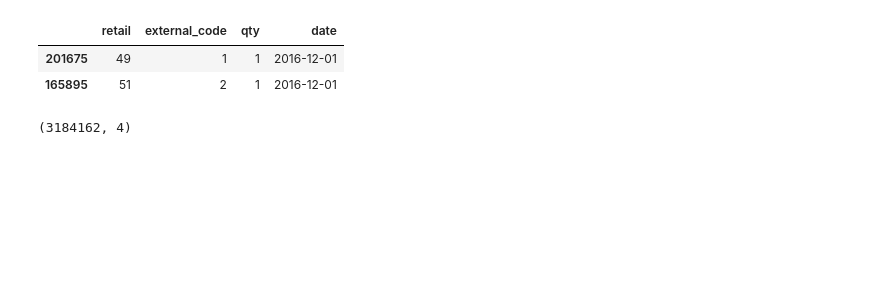
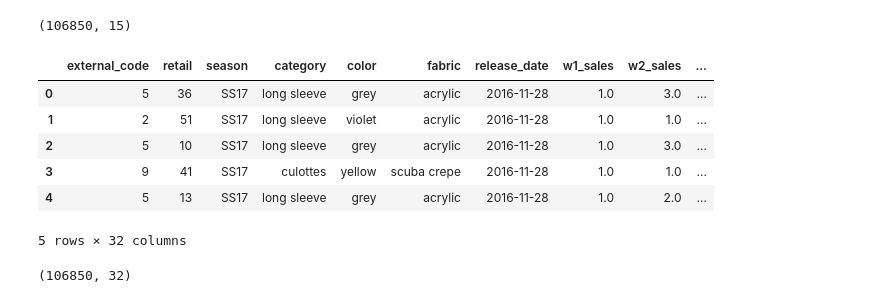
Before and after one commit to sameera999/dissertation-, a Jupyter notebook: notebooks/main.ipynb, the cells around one changed output. Drawn from its saved outputs; the diff is of its cells as text; code cells hidden in the pictures; blank space fills up the shorter version.

```diff
--- a/notebooks/main.ipynb
+++ b/notebooks/main.ipynb
@@ -22,2 +32,7 @@ df.head(5)
 # %%
-df['date'] = pd.to_datetime(df['data']).dt.date
+discount_data = pd.read_csv("../../dataset/price_discount_series.csv")
+discount_column_names = {'0':'w1_discount','1':'w2_discount','2':'w3_discount','3':'w4_discount'
+                    ,'4':'w5_discount','5':'w6_discount','6':'w7_discount','7':'w8_discount'
+                    ,'8':'w9_discount','9':'w10_discount','10':'w11_discount','11':'w12_discount'}
+discount_data.rename(columns=discount_column_names, inplace=True)
+discount_data.head(5)
@@ -26,10 +46,19 @@ df = df.drop(columns=['data','customer'],inplace=False)
-# %%
-df.head(2)
-# %% [output]
-|  | retail | external_code | qty | date |
-| 201675 | 49 | 1 | 1 | 2016-12-01 |
-| 165895 | 51 | 2 | 1 | 2016-12-01 |
-# %%
-df.shape
-# %% [output]
-(3184162, 4)
+# %%
+discount_data.shape
+# %% [output]
+(106850, 15)
+# %%
+sales_data = sales_data.merge(discount_data, on=["external_code","retail"])
+sales_data.head(5)
+# %% [output]
+|  | external_code | retail | season | category | color | fabric | release_date | w1_sales | w2_sales | ... |
+| 0 | 5 | 36 | SS17 | long sleeve | grey | acrylic | 2016-11-28 | 1.0 | 3.0 | ... |
+| 1 | 2 | 51 | SS17 | long sleeve | violet | acrylic | 2016-11-28 | 1.0 | 1.0 | ... |
+| 2 | 5 | 10 | SS17 | long sleeve | grey | acrylic | 2016-11-28 | 1.0 | 3.0 | ... |
+| 3 | 9 | 41 | SS17 | culottes | yellow | scuba crepe | 2016-11-28 | 1.0 | 1.0 | ... |
+| 4 | 5 | 13 | SS17 | long sleeve | grey | acrylic | 2016-11-28 | 1.0 | 2.0 | ... |
+5 rows × 32 columns
+# %%
+sales_data.shape
+# %% [output]
+(106850, 32)
```
Also changed, not shown: parts of 24 cells of this notebook, 6 other files.
